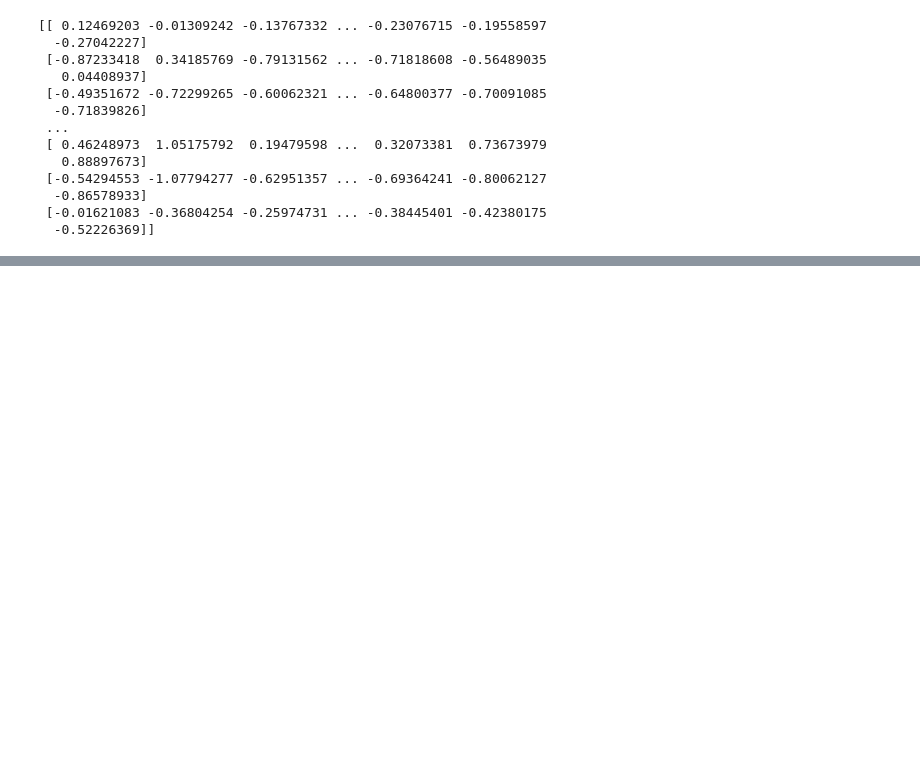
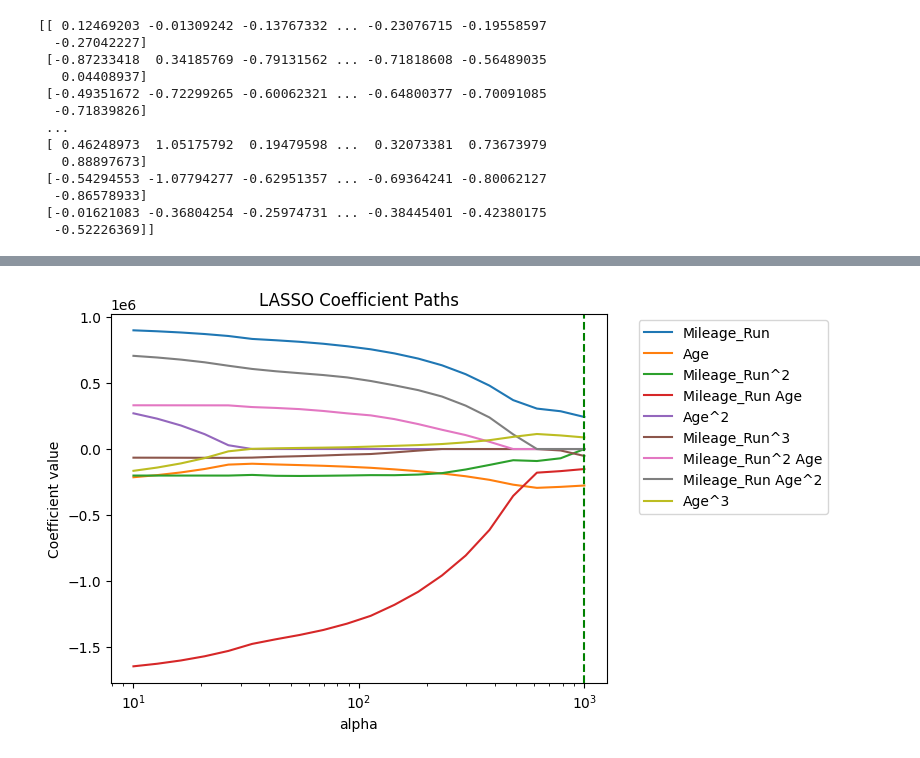
Before and after one commit to IsaacJihwanYoo795/undergrad_ml_assignments, a Jupyter notebook: 04_assignment_regularization.ipynb, the cells around one changed output, grey strips where cells are left out. Cells and saved outputs as stored; diff of their text form; code cells hidden in the pictures; blank space fills up the shorter version.

```diff
--- a/04_assignment_regularization.ipynb
+++ b/04_assignment_regularization.ipynb
@@ -115,3 +177,23 @@ print(X_scaled)
+# %%
+coefs = []
+for alpha in alpha_grid:
+    model = Lasso(alpha=alpha, max_iter=10_000)
+    model = model.fit(X_scaled,y)
+    coefs.append(model.coef_)
+coefs = np.array(coefs)
+var_names = poly_names
+plt.figure()
+for i in range(coefs.shape[1]):
+    plt.plot(alpha_grid, coefs[:, i], label=poly_names[i])
+plt.xscale("log")
+plt.xlabel("alpha")
+plt.ylabel("Coefficient value")
+plt.title("LASSO Coefficient Paths")
+plt.axvline(x=alpha_star, color='green', linestyle='--')
+plt.legend(bbox_to_anchor=(1.05, 1), loc="upper left")
+plt.show()
+# %% [output]
+[figure, added]
 # %% [markdown]
 **Q3.** This is a case study on regularization.
 
```
Also changed, not shown: parts of 10 cells of this notebook.
